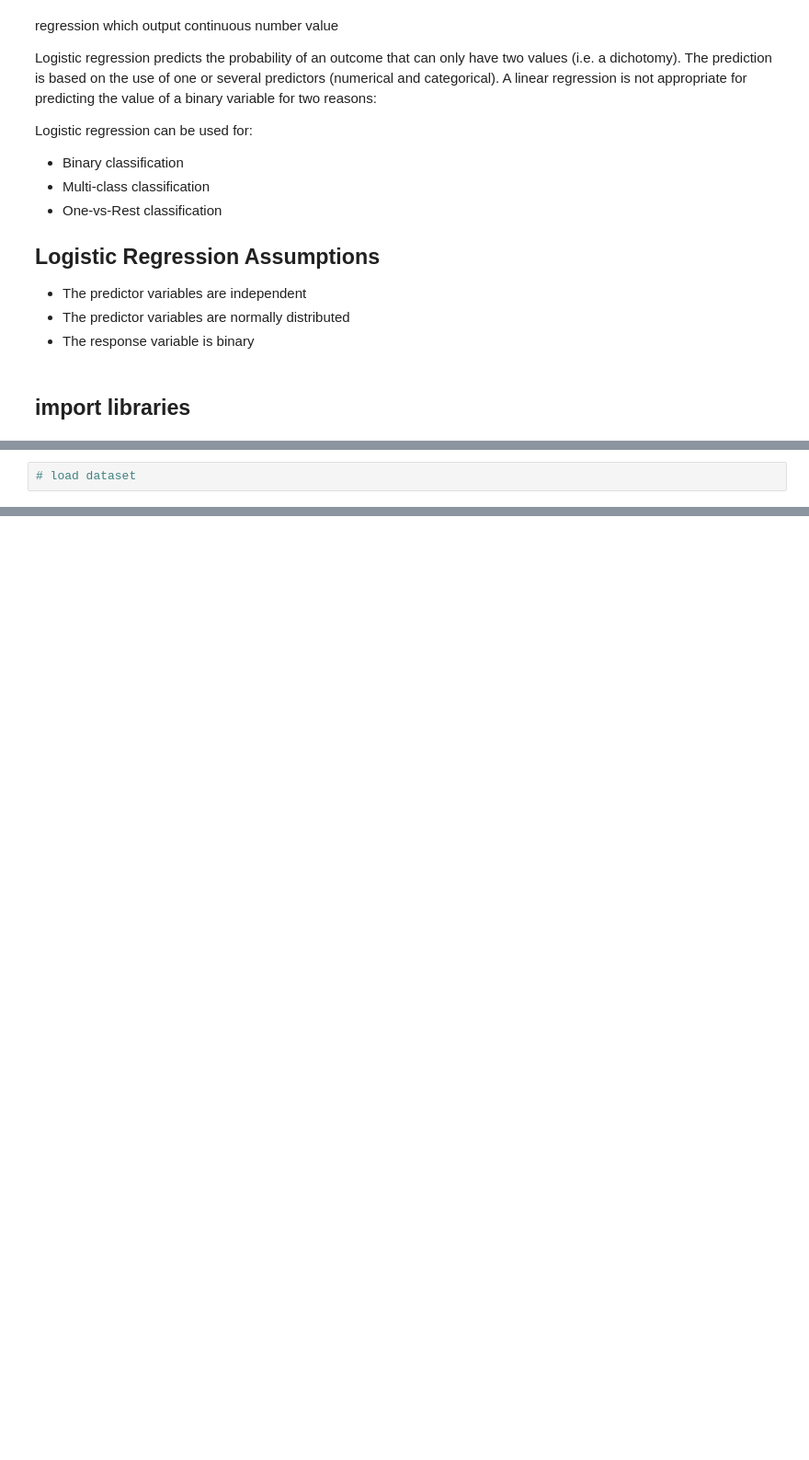
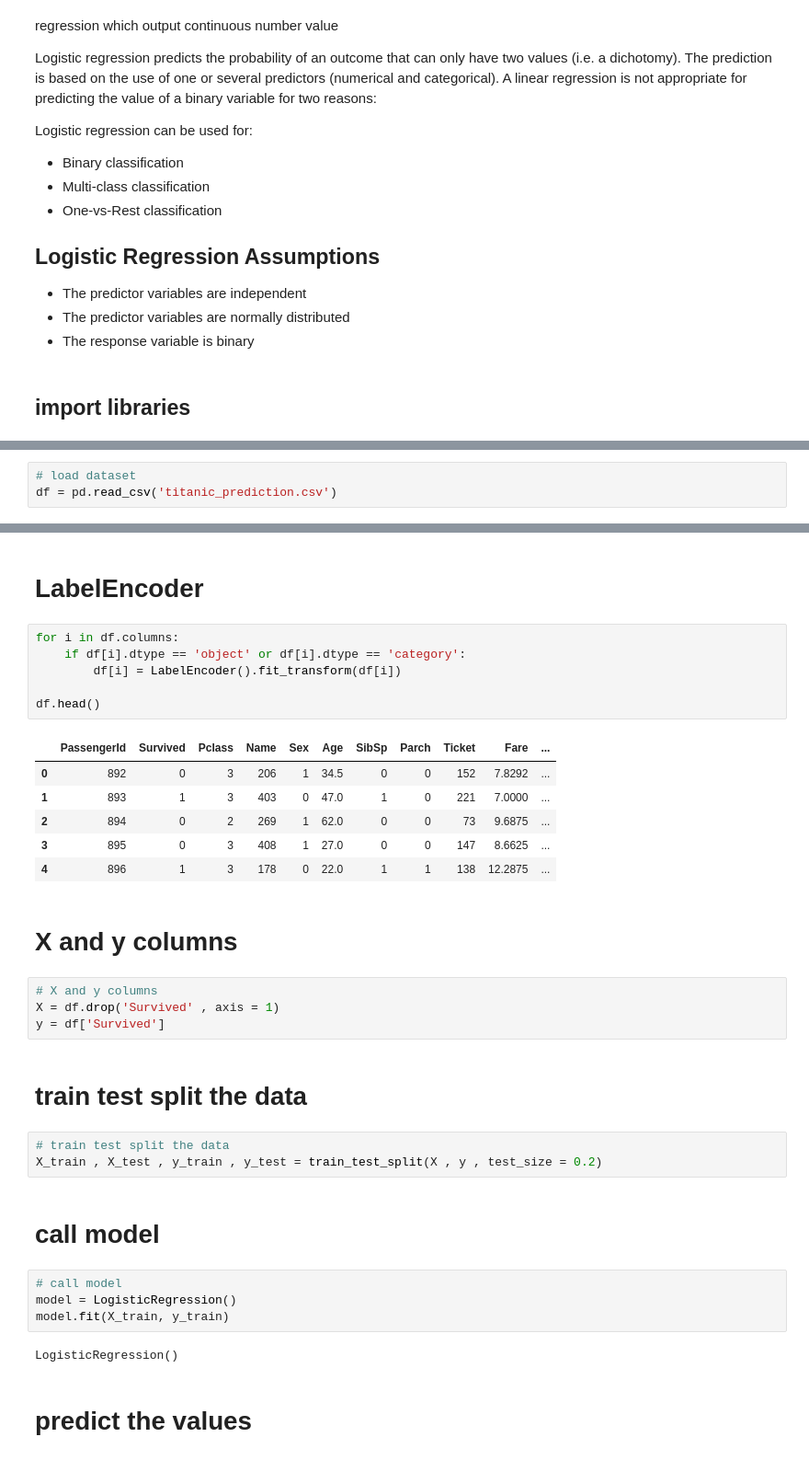
Before and after one commit to najeebjony/alfido_tech, a Jupyter notebook: titanic_prediction/logistic_regression.ipynb, the cells around one changed output, grey strips where cells are left out. Shown: that part at 92% size. Drawn from its saved outputs; the diff is of its cells as text; blank space fills up the shorter version.

```diff
--- a/titanic_prediction/logistic_regression.ipynb
+++ b/titanic_prediction/logistic_regression.ipynb
@@ -32,2 +36,3 @@ from sklearn.preprocessing import StandardScaler , LabelEncoder
 # %%
 # load dataset
+df = pd.read_csv('titanic_prediction.csv')
@@ -33,0 +82,36 @@ from sklearn.preprocessing import StandardScaler , LabelEncoder
+# %% [markdown]
+# LabelEncoder
+# %%
+for i in df.columns:
+    if df[i].dtype == 'object' or df[i].dtype == 'category':
+        df[i] = LabelEncoder().fit_transform(df[i])
+
+df.head()
+# %% [output]
+|  | PassengerId | Survived | Pclass | Name | Sex | Age | SibSp | Parch | Ticket | Fare | ... |
+| 0 | 892 | 0 | 3 | 206 | 1 | 34.5 | 0 | 0 | 152 | 7.8292 | ... |
+| 1 | 893 | 1 | 3 | 403 | 0 | 47.0 | 1 | 0 | 221 | 7.0000 | ... |
+| 2 | 894 | 0 | 2 | 269 | 1 | 62.0 | 0 | 0 | 73 | 9.6875 | ... |
+| 3 | 895 | 0 | 3 | 408 | 1 | 27.0 | 0 | 0 | 147 | 8.6625 | ... |
+| 4 | 896 | 1 | 3 | 178 | 0 | 22.0 | 1 | 1 | 138 | 12.2875 | ... |
+# %% [markdown]
+# X and y columns
+# %%
+# X and y columns
+X = df.drop('Survived' , axis = 1)
+y = df['Survived']
+# %% [markdown]
+# train test split the data
+# %%
+# train test split the data
+X_train , X_test , y_train , y_test = train_test_split(X , y , test_size = 0.2)
+# %% [markdown]
+# call model
+# %%
+# call model
+model = LogisticRegression()
+model.fit(X_train, y_train)
+# %% [output]
+LogisticRegression()
+# %% [markdown]
+# predict the values
```
Also changed, not shown: parts of 9 cells of this notebook, 6 other files.
